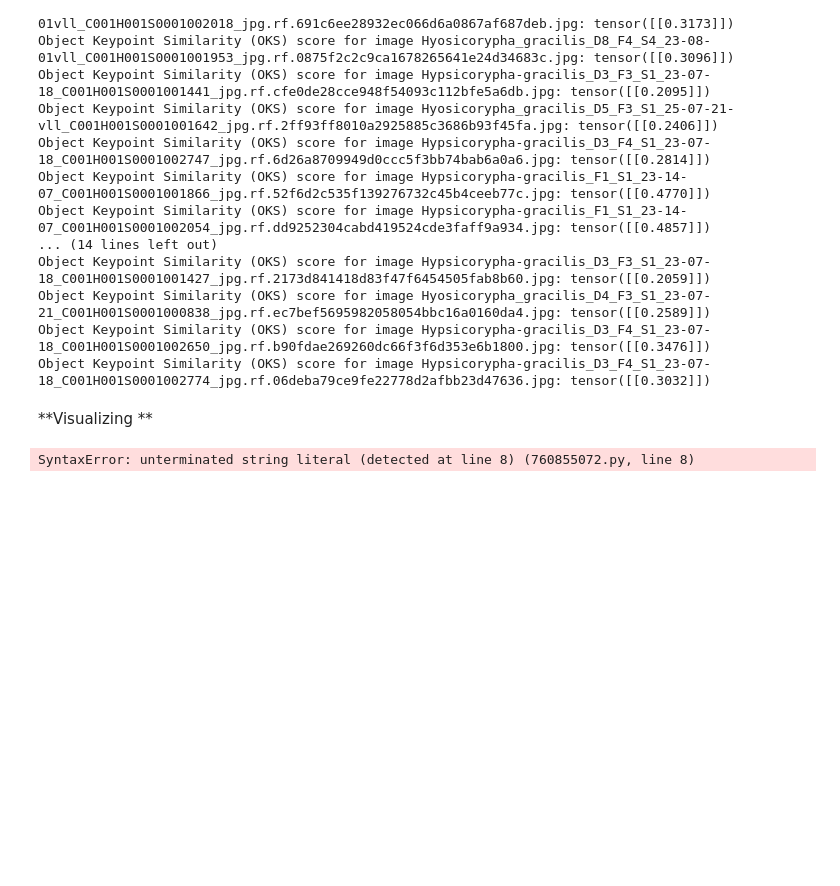
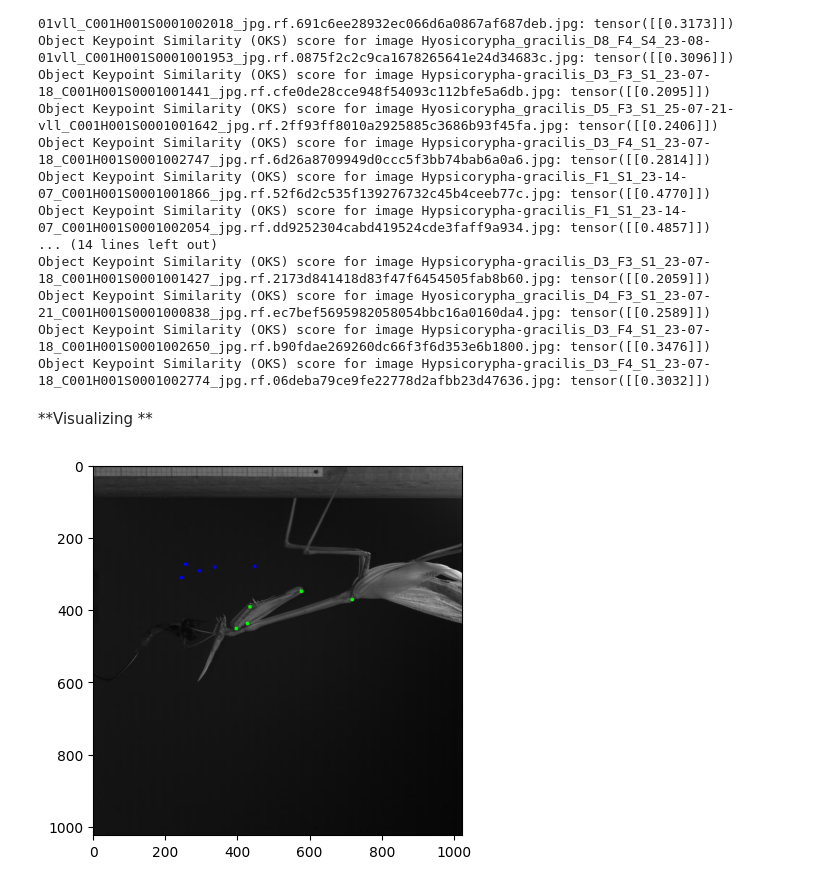
Before and after one commit to lnsprnz/MantisAI, a Jupyter notebook: 3_Model/evaluation.ipynb, the cells around one changed output. Cells and saved outputs as stored; diff of their text form; code cells hidden in the pictures; blank space fills up the shorter version.

Commit message:
Visualization for OKS works

```diff
--- a/3_Model/evaluation.ipynb
+++ b/3_Model/evaluation.ipynb
@@ -189,24 +189,24 @@ Object Keypoint Similarity (OKS) score for image Hypsicorypha-gracilis_D3_F4_S1_
 # %%
 # Install opencv-python package
 # %pip install opencv-python
 
 import cv2
 import matplotlib.pyplot as plt
 
 # Ensure the correct path to the image
-image_path = "..\1_5_modelTesting\MantisKeypointsTest\MantisImages\"
+image_path = "C:/Users/alice/OneDrive/Desktop/Masterstudium/MachineLearning_TensorFlow/MantisAI/3_Model/MantisAIData/train/Hyosicorypha_gracilis_D8_F4_S4_23-08-01vll_C001H001S0001001865_jpg.rf.f23985f4f085291d5c5b87b1e809d5ec.jpg"
 img = cv2.imread(image_path)
 
 if img is not None:
     for kpt in gt_kpts[0]:
         x, y, _ = kpt
         cv2.circle(img, (int(x), int(y)), 5, (0, 255, 0), -1)  # Ground truth: green
     for kpt in pred_kpts[0]:
         x, y, _ = kpt
-        cv2.circle(img, (i 00nt(x), int(y)), 5, (255, 0, 0), -1)  # Predictions: blue
+        cv2.circle(img, (int(x), int(y)), 5, (255, 0, 0), -1)  # Predictions: blue
     plt.imshow(cv2.cvtColor(img, cv2.COLOR_BGR2RGB))
     plt.show()
 else:
     print(f"Error: Unable to load image at {image_path}")
 # %% [output]
-SyntaxError: unterminated string literal (detected at line 8) (760855072.py, line 8)
+[figure, added]
```
